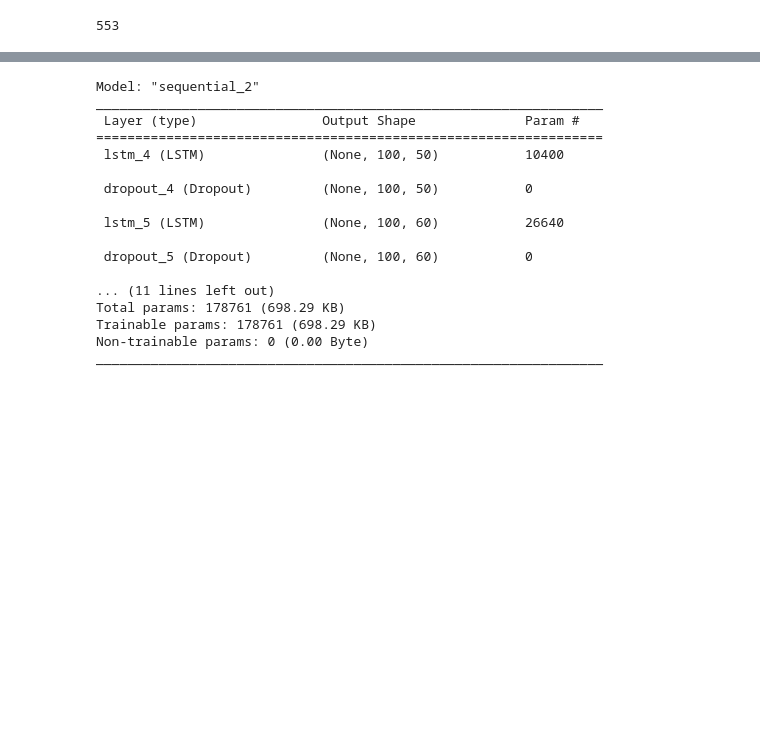
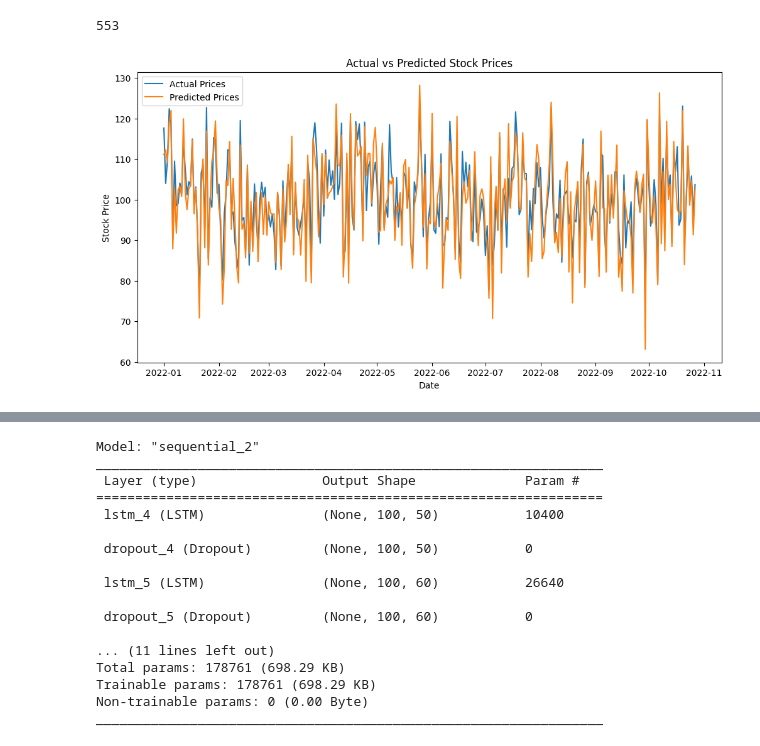
Before and after one commit to Striver-3110/StockPricePrediction, a Jupyter notebook: Stock_Market_Prediction_Model_Creation.ipynb, the cells around one changed output, grey strips where cells are left out. Saved outputs shown, nothing was run; the diff lists cells and outputs as text; code cells hidden in the pictures; blank space fills up the shorter version.

```diff
--- a/Stock_Market_Prediction_Model_Creation.ipynb
+++ b/Stock_Market_Prediction_Model_Creation.ipynb
@@ -64,3 +88,38 @@ data_train.shape[0]
 data_test.shape[0]
 # %% [output]
 553
+# %%
+import numpy as np
+import pandas as pd
+import matplotlib.pyplot as plt
+import matplotlib.dates as mdates
+import seaborn as sns
+
+# Generate sample data
+np.random.seed(0)
+dates = pd.date_range('2022-01-01', periods=300)
+prices = np.random.normal(loc=100, scale=10, size=len(dates))
+predicted_prices = prices + np.random.normal(loc=0, scale=5, size=len(dates))
+ma_100_days = pd.Series(prices).rolling(window=100).mean()
+ma_200_days = pd.Series(prices).rolling(window=200).mean()
+
+# Create a DataFrame
+data = pd.DataFrame({
+    'Date': dates,
+    'Close': prices,
+    'Predicted_Close': predicted_prices,
+    'MA_100': ma_100_days,
+    'MA_200': ma_200_days
+})
+
+# Line Plot for Stock Prices
+plt.figure(figsize=(12,6))
+plt.plot(data['Date'], data['Close'], label='Actual Prices')
+plt.plot(data['Date'], data['Predicted_Close'], label='Predicted Prices')
+plt.title('Actual vs Predicted Stock Prices')
+plt.xlabel('Date')
+plt.ylabel('Stock Price')
+plt.legend()
+plt.show()
+# %% [output]
+[figure, added]
```
Also changed, not shown: parts of 17 cells of this notebook, 3 other files.
